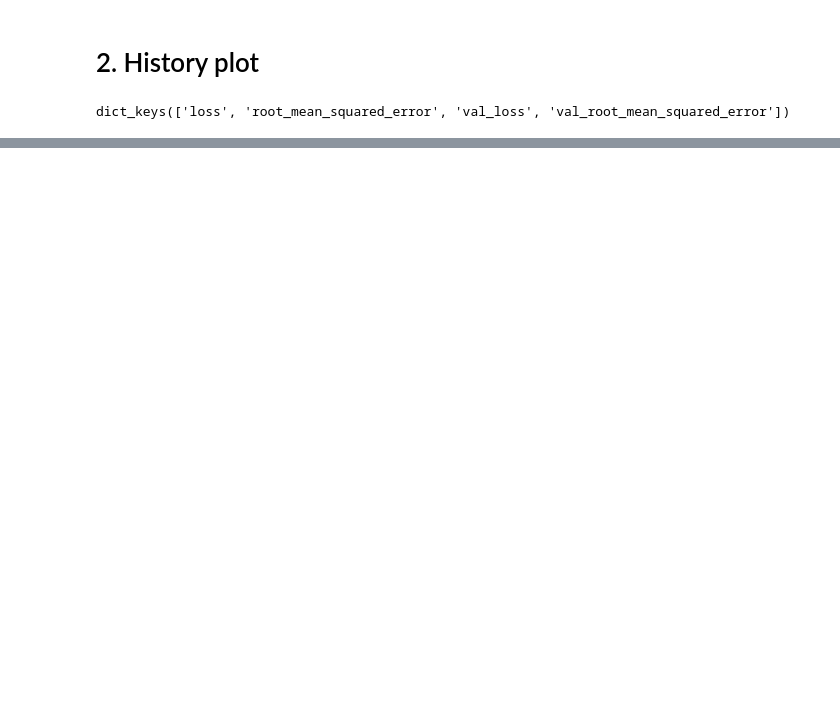
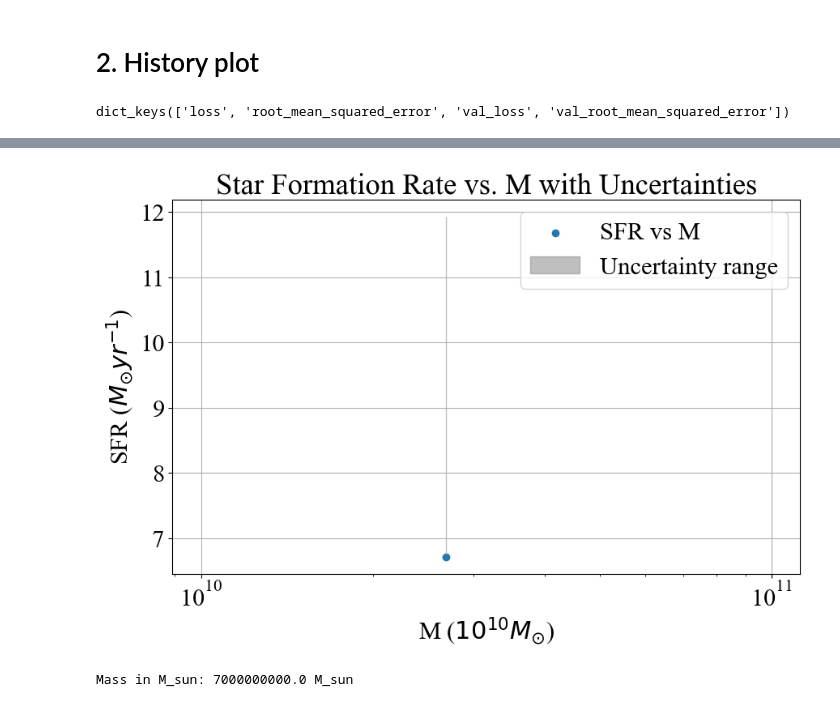
Before and after one commit to sohinixcvii/CII_EMU, a Jupyter notebook: plots.ipynb, the cells around one changed output, grey strips where cells are left out. Cells and saved outputs as stored; diff of their text form; code cells hidden in the pictures; blank space fills up the shorter version.

```diff
--- a/plots.ipynb
+++ b/plots.ipynb
@@ -118,0 +170,10 @@ plt.savefig("figures/history.pdf",bbox_inches='tight',dpi=300)
+# %%
+M0 = 6.6*10**(-5)
+Ma = 1.0*10**8
+Mb = 1.6*10**11
+a = 2.25
+b = -2.3
+
+def sfr(M):
+    sfr=M0*(M/Ma)**a*(1+(M/Mb))**b
+    return sfr
@@ -118,0 +221,54 @@ plt.savefig("figures/history.pdf",bbox_inches='tight',dpi=300)
+# %%
+import numpy as np
+import matplotlib.pyplot as plt
+
+
+# M range and uncertainties
+# M_values = np.linspace(1e10, 1e11, 100)
+M_values=[2.69e10]
+mu = 0.91e10  # Assuming 10% uncertainty for +mu
+mn = 0e10  # Assuming 10% uncertainty for -mn
+
+# Calculate SFR and uncertainties
+SFR_values = sfr(convert_mass_hinv_to_msun(M_values[0], h))
+SFR_upper = sfr(convert_mass_hinv_to_msun(M_values[0]+mu, h))
+SFR_lower = sfr(convert_mass_hinv_to_msun(M_values[0]-mn, h))
+
+# Plot
+plt.figure(figsize=(10, 6))
+
+plt.xscale('log')
+plt.xscale('log')
+
+plt.scatter(M_values, SFR_values, label='SFR vs M')
+plt.fill_between(M_values, SFR_lower, SFR_upper, color='gray', alpha=0.5, label='Uncertainty range')
+
+plt.xlabel('M ($10^{10} M_{\odot}$)')
+plt.ylabel('SFR ($M_{\odot} yr^{-1}$)')
+plt.title('Star Formation Rate vs. M with Uncertainties')
+plt.legend()
+plt.grid(True)
+plt.show()
+# %% [output]
+[figure, added]
+# %%
+def convert_mass_hinv_to_msun(mass_hinv, h):
+    """
+    Convert mass from M_sun h^-1 to M_sun.
+
+    Parameters:
+    - mass_hinv: float or np.array, mass in units of M_sun h^-1
+    - h: float, dimensionless Hubble parameter
+
+    Returns:
+    - mass in units of M_sun
+    """
+    return mass_hinv * h
+
+# Example usage:
+h = 0.7  # Example value for the dimensionless Hubble parameter
+mass_hinv = 1e10  # Example mass in M_sun h^-1
+mass_msun = convert_mass_hinv_to_msun(mass_hinv, h)
+print(f"Mass in M_sun: {mass_msun} M_sun")
+# %% [output]
+Mass in M_sun: 7000000000.0 M_sun
```
Also changed, not shown: parts of 11 cells of this notebook, 3 other files.
